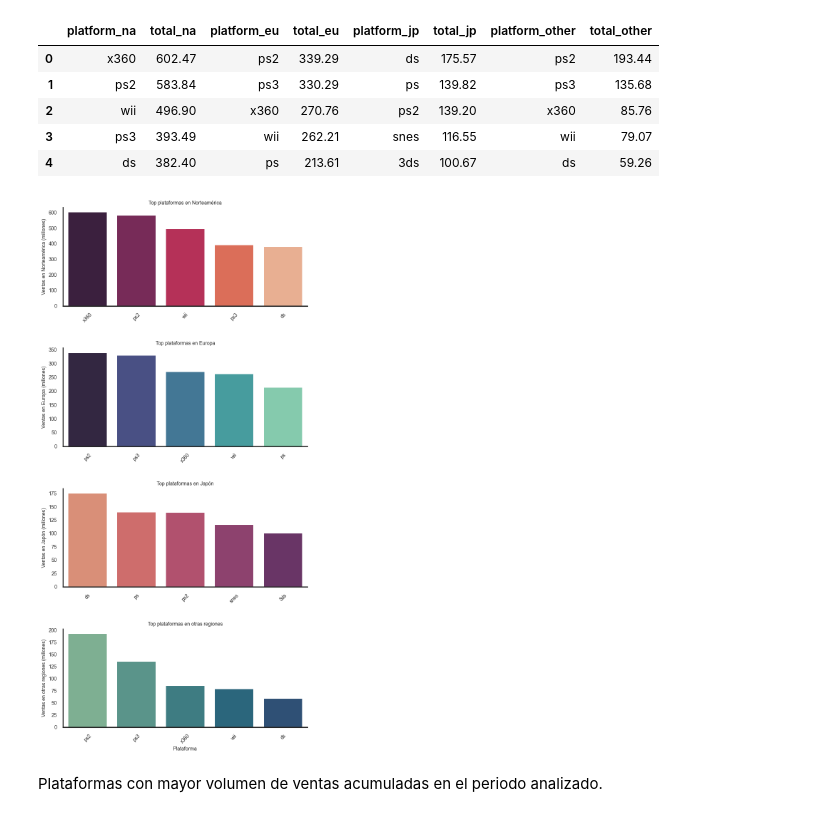
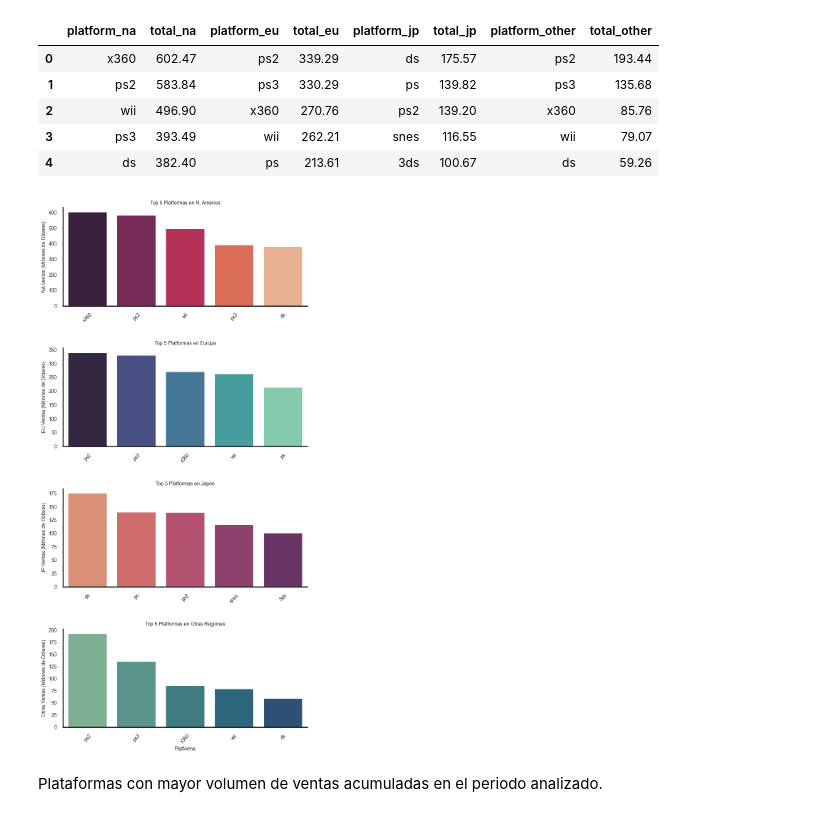
Before and after one commit to santiagoparada/ice-video-game-success-analysis, a Jupyter notebook: notebooks/ice_video_game_success_analysis.ipynb, the cells around one changed output. Drawn from its saved outputs; the diff is of its cells as text; code cells hidden in the pictures.

```diff
--- a/notebooks/ice_video_game_success_analysis.ipynb
+++ b/notebooks/ice_video_game_success_analysis.ipynb
@@ -420,7 +407,7 @@ top_5_por_region = {}
 
 for sales_col, total_sales in regions.items():
     top_5 = (
-        games_by_year.groupby('platform', as_index=False)[sales_col]
+        df.groupby('platform', as_index=False)[sales_col]
         .sum()
         .rename(columns={sales_col: total_sales})
         .sort_values(by=total_sales, ascending=False)
@@ -437,7 +424,7 @@ top_other = top_5_por_region['total_other']
 # Restablezco el índice para concatenar las tablas sin introducir valores NaN adicionales.
 
 top_na = (
-    games_by_year.groupby('platform', as_index=False)['na_sales']
+    df.groupby('platform', as_index=False)['na_sales']
     .sum()
     .rename(columns={'platform': 'platform_na', 'na_sales': 'total_na'})
     .sort_values(by='total_na', ascending=False)
@@ -446,7 +433,7 @@ top_na = (
 )
 
 top_eu = (
-    games_by_year.groupby('platform', as_index=False)['eu_sales']
+    df.groupby('platform', as_index=False)['eu_sales']
     .sum()
     .rename(columns={'platform': 'platform_eu', 'eu_sales': 'total_eu'})
     .sort_values(by='total_eu', ascending=False)
@@ -455,7 +442,7 @@ top_eu = (
 )
 
 top_jp = (
-    games_by_year.groupby('platform', as_index=False)['jp_sales']
+    df.groupby('platform', as_index=False)['jp_sales']
     .sum()
     .rename(columns={'platform': 'platform_jp', 'jp_sales': 'total_jp'})
     .sort_values(by='total_jp', ascending=False)
@@ -464,7 +451,7 @@ top_jp = (
 )
 
 top_other = (
-    games_by_year.groupby('platform', as_index=False)['other_sales']
+    df.groupby('platform', as_index=False)['other_sales']
     .sum()
     .rename(columns={'platform': 'platform_other', 'other_sales': 'total_other'})
     .sort_values(by='total_other', ascending=False)
@@ -497,9 +484,9 @@ sns.barplot(
     legend=False
 )
 ax1.axhline(0, color='k', clip_on=False)
-ax1.set_ylabel("Ventas en Norteamérica (millones)", fontsize=10, rotation=90)
+ax1.set_ylabel("NA Ventas (Millones de Dólares)", fontsize=10, rotation=90)
 ax1.set_xlabel("", fontsize=10)
-ax1.set_title("Top plataformas en Norteamérica", fontsize=10)
+ax1.set_title("Top 5 Platformas en N. América", fontsize=10)
 
 # Europe
 sns.barplot(
@@ -512,9 +499,9 @@ sns.barplot(
     legend=False
 )
 ax2.axhline(0, color='k', clip_on=False)
-ax2.set_ylabel("Ventas en Europa (millones)", fontsize=10, rotation=90)
+ax2.set_ylabel("EU Ventas (Millones de Dólares)", fontsize=10, rotation=90)
 ax2.set_xlabel("", fontsize=10)
-ax2.set_title("Top plataformas en Europa", fontsize=10)
+ax2.set_title("Top 5 Platformas en Europa", fontsize=10)
 
 # Japan
 sns.barplot(
@@ -523,39 +510,39 @@ sns.barplot(
     y='total_jp',
     hue='platform_jp',
     palette='flare',
     ax=ax3,
     legend=False
 )
 ax3.axhline(0, color='k', clip_on=False)
-ax3.set_ylabel("Ventas en Japón (millones)", fontsize=10, rotation=90)
+ax3.set_ylabel("JP Ventas (Millones de Dólares)", fontsize=10, rotation=90)
 ax3.set_xlabel("", fontsize=10)
-ax3.set_title("Top plataformas en Japón", fontsize=10)
+ax3.set_title("Top 5 Platformas en Japón", fontsize=10)
 
 # Other regions
 sns.barplot(
     data=top_other,
     x='platform_other',
     y='total_other',
     hue='platform_other',
     palette='crest',
     ax=ax4,
     legend=False
 )
 ax4.axhline(0, color='k', clip_on=False)
-ax4.set_ylabel("Ventas en otras regiones (millones)", fontsize=10, rotation=90)
-ax4.set_xlabel("Plataforma", fontsize=10)
-ax4.set_title("Top plataformas en otras regiones", fontsize=10)
+ax4.set_ylabel("Otras Ventas (Millones de Dólares)", fontsize=10, rotation=90)
+ax4.set_xlabel("Platforma", fontsize=10)
+ax4.set_title("Top 5 Platformas en Otras Regiones", fontsize=10)
 
 # Apply fontsize=10 to tick labels too
 for ax in [ax1, ax2, ax3, ax4]:
     ax.tick_params(axis='x', labelsize=10, rotation=45)
     ax.tick_params(axis='y', labelsize=10)
 
 sns.despine()
 plt.tight_layout(h_pad=2)
 plt.show()
 # %% [output]
-[figure, old version]
+[figure, new version]
 # %% [markdown]
 Plataformas con mayor volumen de ventas acumuladas en el periodo analizado.
 # %%
```
Also changed, not shown: parts of 18 cells of this notebook, 1 other file.
